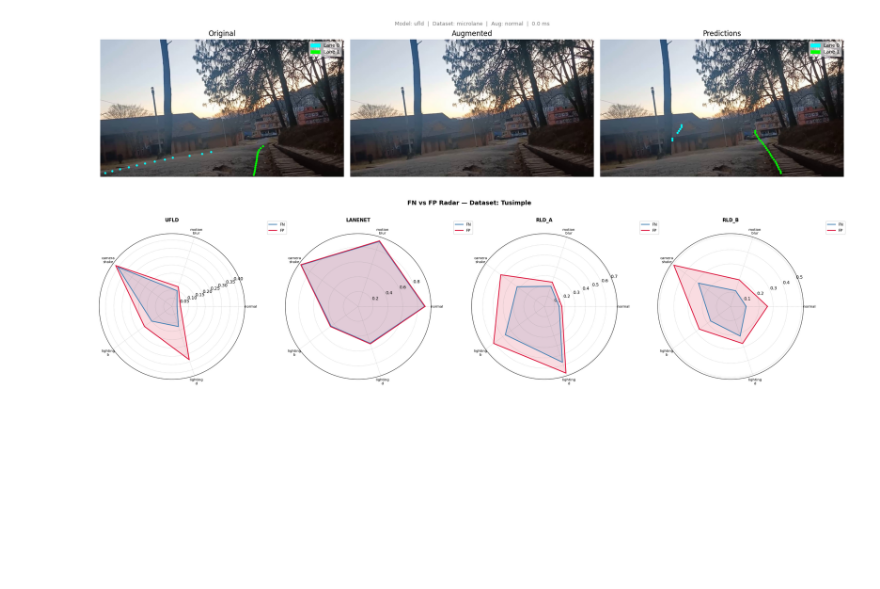
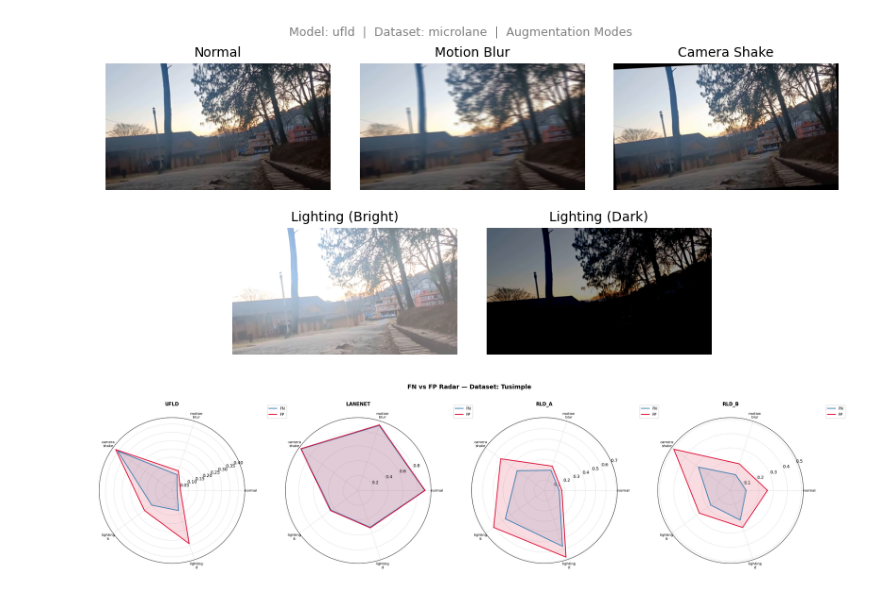
Before and after one commit to SuyogPrasai/microlane, a Jupyter notebook: scripts/graphing.ipynb, the cells around one changed output. Saved outputs shown, nothing was run; the diff lists cells and outputs as text; code cells hidden in the pictures; blank space fills up the shorter version.

Commit message:
added visualizations to the thing + save summary.json

```diff
--- a/scripts/graphing.ipynb
+++ b/scripts/graphing.ipynb
@@ -360,35 +405,41 @@ prediction_index = 72
 model, dataset, augmentation = parse_path(prediction_file)
 auggmentor = Augmentor()
 
 with open(prediction_file) as f:
     j = json.load(f)
 
 j = j[prediction_index]
 
 pred = Prediction(
     lanes=j["lanes"],
     h_samples=j["h_samples"],
     run_time=j["run_time"],
     samples=[
          auggmentor.apply_preset(Sample(
             image_path=s["image_path"],
             image=read_image(s["image_path"]),
             lanes=s["lanes"],
             h_samples=s["h_samples"],
             dataset=s["dataset"],
             blur=s["blur"],
             lighting=s["lighting"],
             rotation=s["rotation"],
             zoom=s["zoom"],
             motion_blur=s["motion_blur"],
         ), augmentation)
         for s in j["samples"]
     ],
 )
 
-visualize(pred, model=model, dataset=dataset, augmentation=augmentation)
+sample = pred.samples[-1]
+
+# visualize(pred, model=model, dataset=dataset, augmentation=augmentation)
+
+AUGMENTATIONS = ["normal", "motion_blur", "camera_shake", "lighting_b", "lighting_d"]
+
+visualize_augmentations(sample, auggmentor, AUGMENTATIONS, model, dataset)
 # %% [output]
-[figure, old version]
+[figure, new version]
 # %%
 def calculate_for_radius_dataset(dataset: str, model: str, augmentations: list[str], records: list) -> dict:
 
```
Also changed, not shown: parts of 5 cells of this notebook, 1 other file.
